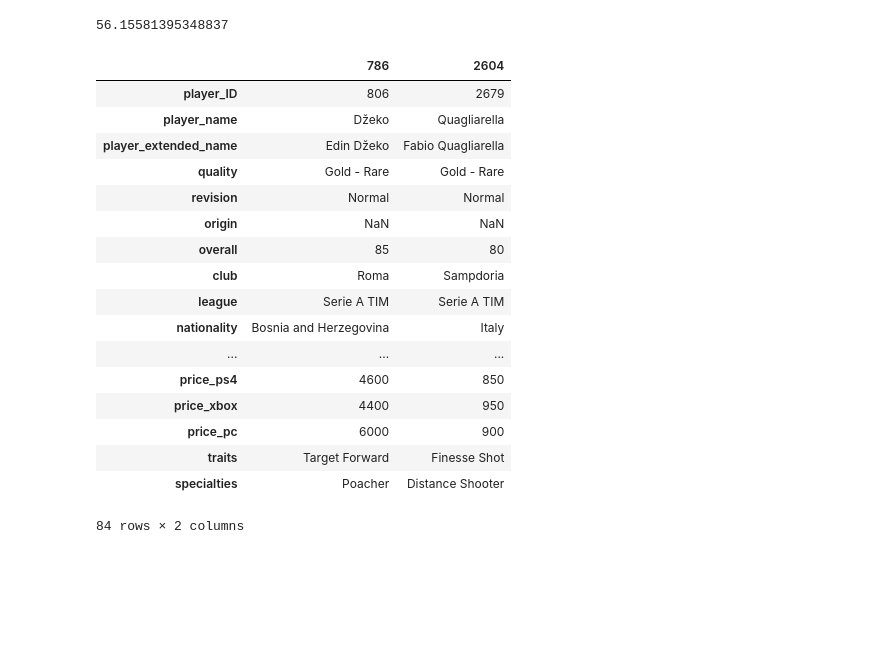
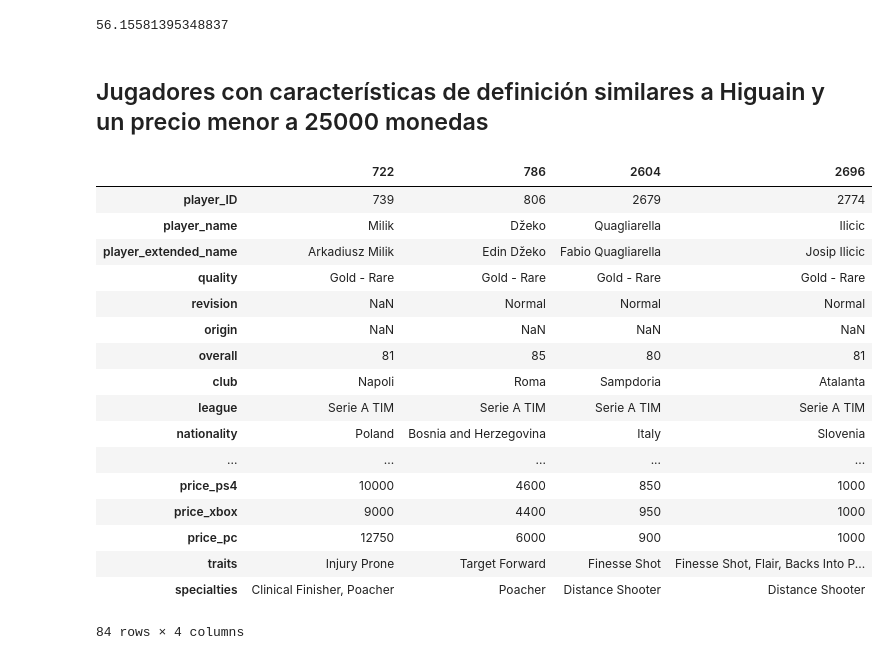
Before and after one commit to EvaSalomon/acamica, a Jupyter notebook: fut19/FUT19.ipynb, the cells around one changed output. Cells and saved outputs as stored; diff of their text form; code cells hidden in the pictures; blank space fills up the shorter version.

Commit message:
Ampliando filtro de skills

```diff
--- a/fut19/FUT19.ipynb
+++ b/fut19/FUT19.ipynb
@@ -82,32 +82,34 @@ skillsValues
 np.array([leaguePlayers.shoot_positioning.values, leaguePlayers.shoot_finishing.values, leaguePlayers.shoot_shot_power.values, leaguePlayers.shoot_long_shots.values]).mean()
 # %% [output]
 56.15581395348837
+# %% [markdown]
+## Jugadores con características de definición similares a Higuain y un precio menor a 25000 monedas
 # %%
 playersToScout = leaguePlayers.loc[(
-    ((leaguePlayers.shoot_positioning + leaguePlayers.shoot_finishing + leaguePlayers.shoot_shot_power + leaguePlayers.shoot_long_shots) / 4 >= 85)
+    ((leaguePlayers.shoot_positioning + leaguePlayers.shoot_finishing + leaguePlayers.shoot_shot_power + leaguePlayers.shoot_long_shots) / 4 >= (skillsValues - 5))
     &
     (leaguePlayers.price_ps4 < 25000)
 )]
 
 playersToScout.append(targetPlayer)
 
 playersToScout.head().T
 # %% [output]
-|  | 786 | 2604 |
-| player_ID | 806 | 2679 |
-| player_name | Džeko | Quagliarella |
-| player_extended_name | Edin Džeko | Fabio Quagliarella |
-| quality | Gold - Rare | Gold - Rare |
-| revision | Normal | Normal |
-| origin | NaN | NaN |
-| overall | 85 | 80 |
-| club | Roma | Sampdoria |
-| league | Serie A TIM | Serie A TIM |
-| nationality | Bosnia and Herzegovina | Italy |
-| ... | ... | ... |
-| price_ps4 | 4600 | 850 |
-| price_xbox | 4400 | 950 |
-| price_pc | 6000 | 900 |
-| traits | Target Forward | Finesse Shot |
-| specialties | Poacher | Distance Shooter |
+|  | 722 | 786 | 2604 | 2696 |
+| player_ID | 739 | 806 | 2679 | 2774 |
+| player_name | Milik | Džeko | Quagliarella | Ilicic |
+| player_extended_name | Arkadiusz Milik | Edin Džeko | Fabio Quagliarella | Josip Ilicic |
+| quality | Gold - Rare | Gold - Rare | Gold - Rare | Gold - Rare |
+| revision | NaN | Normal | Normal | Normal |
+| origin | NaN | NaN | NaN | NaN |
+| overall | 81 | 85 | 80 | 81 |
+| club | Napoli | Roma | Sampdoria | Atalanta |
+| league | Serie A TIM | Serie A TIM | Serie A TIM | Serie A TIM |
+| nationality | Poland | Bosnia and Herzegovina | Italy | Slovenia |
+| ... | ... | ... | ... | ... |
+| price_ps4 | 10000 | 4600 | 850 | 1000 |
+| price_xbox | 9000 | 4400 | 950 | 1000 |
+| price_pc | 12750 | 6000 | 900 | 1000 |
+| traits | Injury Prone | Target Forward | Finesse Shot | Finesse Shot, Flair, Backs Into P... |
+| specialties | Clinical Finisher, Poacher | Poacher | Distance Shooter | Distance Shooter |
-84 rows × 2 columns
+84 rows × 4 columns
```
